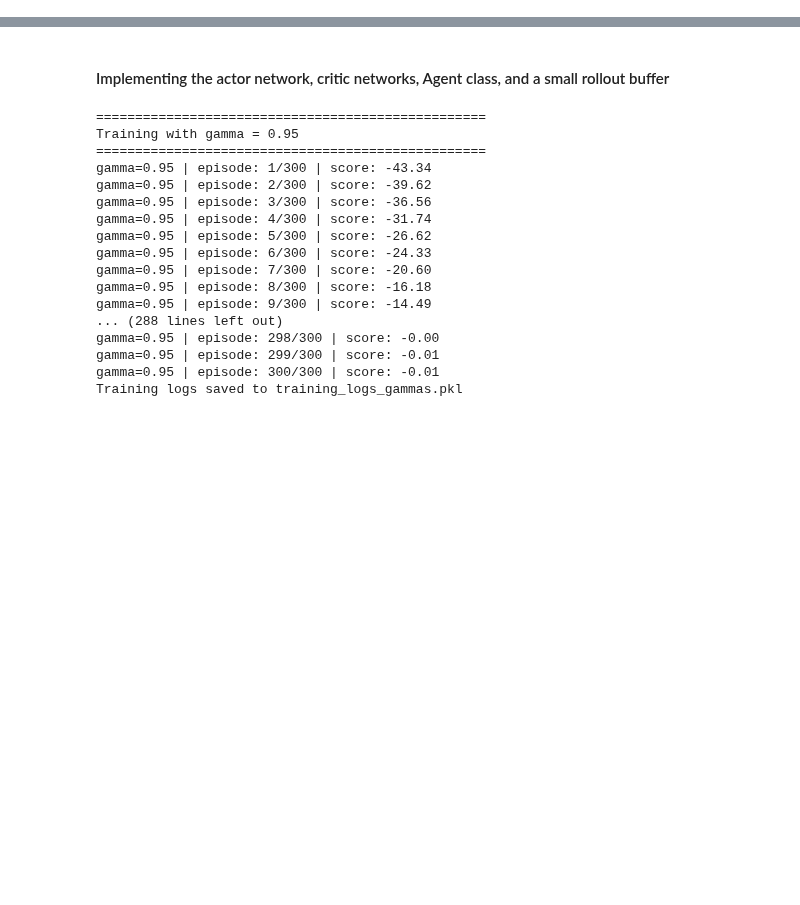
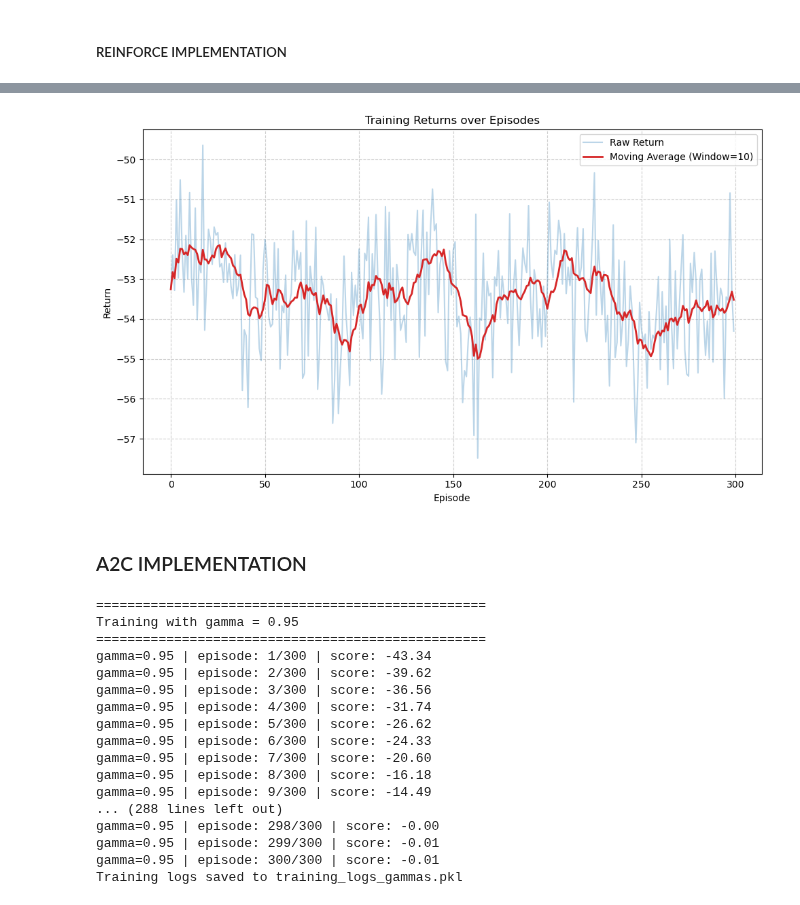
Before and after one commit to Einsbert-jnr/DRL-TERM_PROJECT, a Jupyter notebook: term_project_A2C.ipynb, the cells around one changed output, grey strips where cells are left out. Drawn from its saved outputs; the diff is of its cells as text; code cells hidden in the pictures; blank space fills up the shorter version.

```diff
--- a/term_project_A2C.ipynb
+++ b/term_project_A2C.ipynb
@@ -29,0 +33,16 @@ np.random.seed(seed)
+# %%
+SEED = seed
+env = gym.make("MountainCarContinuous-v0")
+obs, _ = env.reset(seed=SEED)
+
+state_dim = env.observation_space.shape[0]
+action_dim = env.action_space.shape[0]
+action_low = env.action_space.low[0]
+action_high = env.action_space.high[0]
+max_steps = env._max_episode_steps
+
+print(f"State dimension  : {state_dim}")
+print(f"Action dimension : {action_dim}")
+print(f"Action range     : [{action_low}, {action_high}]")
+print(f"Max steps        : {max_steps}")
+print(f"Initial state    : {obs}")
@@ -29,0 +80,2 @@ np.random.seed(seed)
+# %% [markdown]
+##### REINFORCE IMPLEMENTATION
@@ -29,0 +158,53 @@ np.random.seed(seed)
+# %%
+# train_reinforce(env, PolicyNetwork(state_dim, action_dim), optim.Adam(PolicyNetwork(state_dim, action_dim).parameters(), lr=0.001), gamma=0.95, num_episodes=500)
+
+########### TRAINING AND VISUALIZING THE RESULTS
+
+import matplotlib.pyplot as plt
+import numpy as np
+
+def plot_returns(rewards, window_size=10):
+    # Calculate the moving average
+    moving_avg = []
+    for i in range(len(rewards)):
+        # Use a shrinking window for the early episodes before window_size is reached
+        start_idx = max(0, i - window_size + 1)
+        moving_avg.append(np.mean(rewards[start_idx : i + 1]))
+
+    # Plotting
+    plt.figure(figsize=(10, 6))
+
+    # Plot raw returns with lower opacity (alpha) so it doesn't clutter the graph
+    plt.plot(rewards, color='tab:blue', alpha=0.3, label='Raw Return')
+
+    # Plot moving average as a solid line
+    plt.plot(moving_avg, color='tab:red', linewidth=2, label=f'Moving Average (Window={window_size})')
+
+    plt.title('Training Returns over Episodes')
+    plt.xlabel('Episode')
+    plt.ylabel('Return')
+    plt.grid(True, linestyle='--', alpha=0.6)
+    plt.legend()
+    plt.tight_layout()
+
+    # Show the plot
+    plt.show()
+
+# 1. Instantiate the policy network ONCE and save it to a variable
+policy = PolicyNetwork(state_dim, action_dim)
+
+# 2. Pass the parameters of THAT EXACT policy to the optimizer
+optimizer = optim.Adam(policy.parameters(), lr=0.0001)
+
+# 3. Pass the policy, optimizer, and capture the returned rewards array
+episode_rewards = train_reinforce(
+    env=env,
+    policy=policy,
+    optimizer=optimizer,
+    gamma=0.95,
+    num_episodes=300
+)
+
+# 4. Plot the results
+plot_returns(episode_rewards, window_size=10)
+# %% [output]
@@ -30,3 +228,4 @@ np.random.seed(seed)
+[figure, added]
 # %% [markdown]
-#### Implementing the actor network, critic networks, Agent class, and a small rollout buffer
+### A2C IMPLEMENTATION
 # %%
```
Also changed, not shown: parts of 30 cells of this notebook.
